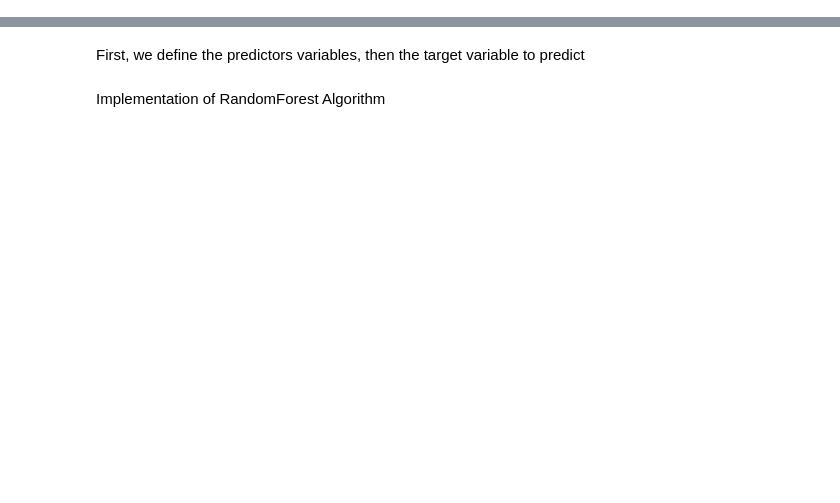
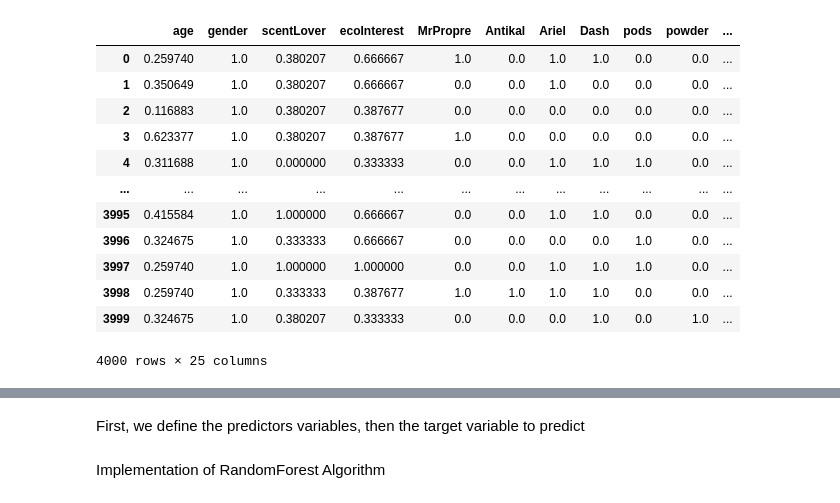
Before and after one commit to Garfield1002/ST4, a Jupyter notebook: Models/RandomForestAlgorithm.ipynb, the cells around one changed output, grey strips where cells are left out. Drawn from its saved outputs; the diff is of its cells as text; code cells hidden in the pictures; blank space fills up the shorter version.

```diff
--- a/Models/RandomForestAlgorithm.ipynb
+++ b/Models/RandomForestAlgorithm.ipynb
@@ -18,6 +14,29 @@ from sklearn import metrics
 from sklearn.metrics import roc_auc_score
 from sklearn.ensemble import RandomForestClassifier, AdaBoostClassifier, GradientBoostingClassifier, ExtraTreesClassifier
 from sklearn.svm import SVC
+# %%
+#Import of the clean data from the train_dataset and the test_dataset
+df_train= pd.read_csv(r'../Data/train.csv')
+df_test= pd.read_csv(r'../Data/test.csv')
+
+df_train = df_train.drop(columns=['userId'])
+df_test = df_test.drop(columns=['userId'])
+# %%
+df_test
+# %% [output]
+|  | age | gender | scentLover | ecoInterest | MrPropre | Antikal | Ariel | Dash | pods | powder | ... |
+| 0 | 0.259740 | 1.0 | 0.380207 | 0.666667 | 1.0 | 0.0 | 1.0 | 1.0 | 0.0 | 0.0 | ... |
+| 1 | 0.350649 | 1.0 | 0.380207 | 0.666667 | 0.0 | 0.0 | 1.0 | 0.0 | 0.0 | 0.0 | ... |
+| 2 | 0.116883 | 1.0 | 0.380207 | 0.387677 | 0.0 | 0.0 | 0.0 | 0.0 | 0.0 | 0.0 | ... |
+| 3 | 0.623377 | 1.0 | 0.380207 | 0.387677 | 1.0 | 0.0 | 0.0 | 0.0 | 0.0 | 0.0 | ... |
+| 4 | 0.311688 | 1.0 | 0.000000 | 0.333333 | 0.0 | 0.0 | 1.0 | 1.0 | 1.0 | 0.0 | ... |
+| ... | ... | ... | ... | ... | ... | ... | ... | ... | ... | ... | ... |
+| 3995 | 0.415584 | 1.0 | 1.000000 | 0.666667 | 0.0 | 0.0 | 1.0 | 1.0 | 0.0 | 0.0 | ... |
+| 3996 | 0.324675 | 1.0 | 0.333333 | 0.666667 | 0.0 | 0.0 | 0.0 | 0.0 | 1.0 | 0.0 | ... |
+| 3997 | 0.259740 | 1.0 | 1.000000 | 1.000000 | 0.0 | 0.0 | 1.0 | 1.0 | 1.0 | 0.0 | ... |
+| 3998 | 0.259740 | 1.0 | 0.333333 | 0.387677 | 1.0 | 1.0 | 1.0 | 1.0 | 0.0 | 0.0 | ... |
+| 3999 | 0.324675 | 1.0 | 0.380207 | 0.333333 | 0.0 | 0.0 | 0.0 | 1.0 | 0.0 | 1.0 | ... |
+4000 rows × 25 columns
 # %%
 #Convert data into float to be used in our algorithm
 
```
Also changed, not shown: parts of 20 cells of this notebook, 4 other files.
